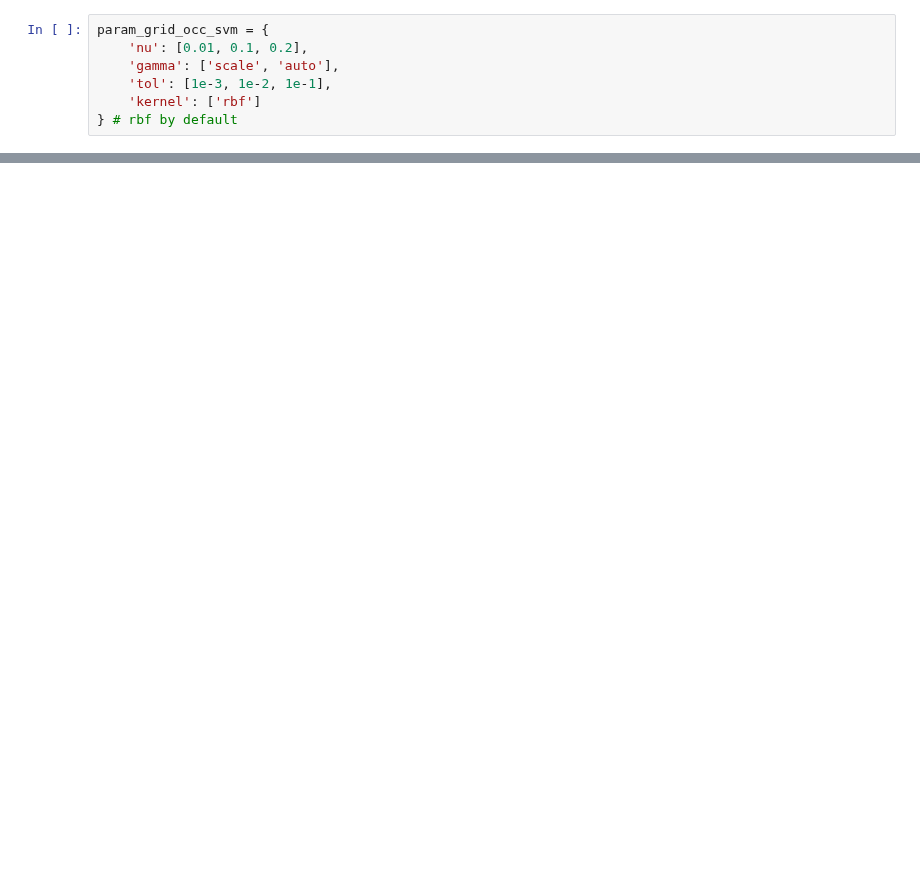
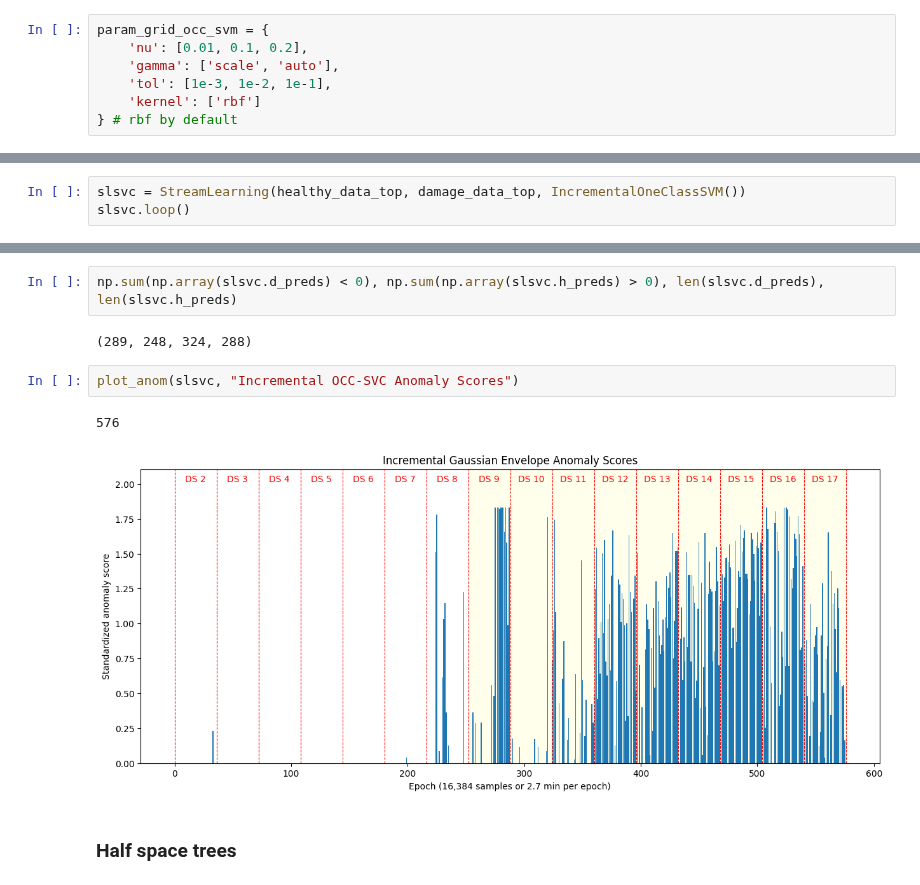
Before and after one commit to AmroAbdrabo/application-of-online-anomaly-detection-using-one-class-classification-to-z24, a Jupyter notebook: Chapter3-ActiveLearning/Streaming-AL/River/river_experiments_occ.ipynb, the cells around one changed output, grey strips where cells are left out. Cells and saved outputs as stored; diff of their text form; blank space fills up the shorter version.

```diff
--- a/Chapter3-ActiveLearning/Streaming-AL/River/river_experiments_occ.ipynb
+++ b/Chapter3-ActiveLearning/Streaming-AL/River/river_experiments_occ.ipynb
@@ -1111,0 +655,3 @@ mean_vector.shape, cov_matrix.shape
+# %%
+slsvc = StreamLearning(healthy_data_top, damage_data_top, IncrementalOneClassSVM())
+slsvc.loop()
@@ -1111,0 +673,11 @@ mean_vector.shape, cov_matrix.shape
+# %%
+np.sum(np.array(slsvc.d_preds) < 0), np.sum(np.array(slsvc.h_preds) > 0), len(slsvc.d_preds), len(slsvc.h_preds)
+# %% [output]
+(289, 248, 324, 288)
+# %%
+plot_anom(slsvc, "Incremental OCC-SVC Anomaly Scores")
+# %% [output]
+576
+[figure, added]
+# %% [markdown]
+### Half space trees
```
Also changed, not shown: parts of 80 cells of this notebook, 1 other file.
